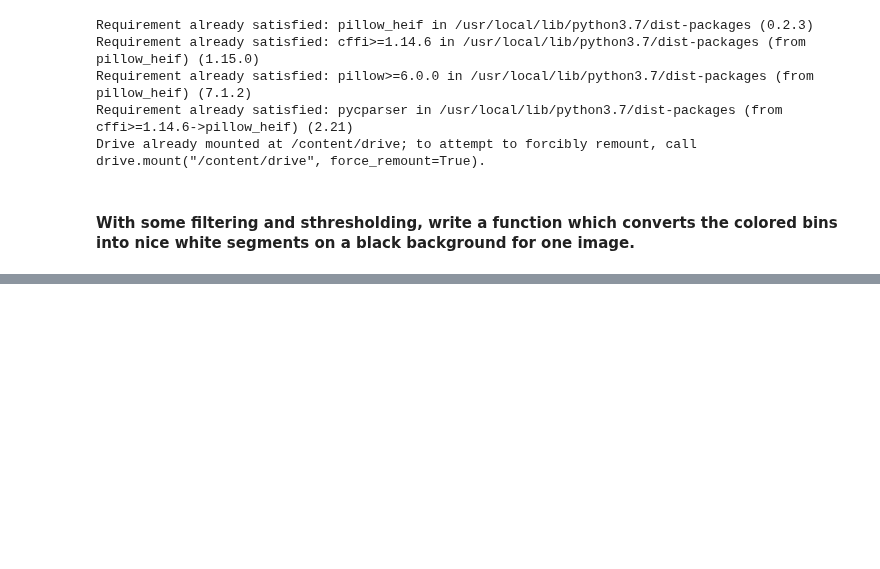
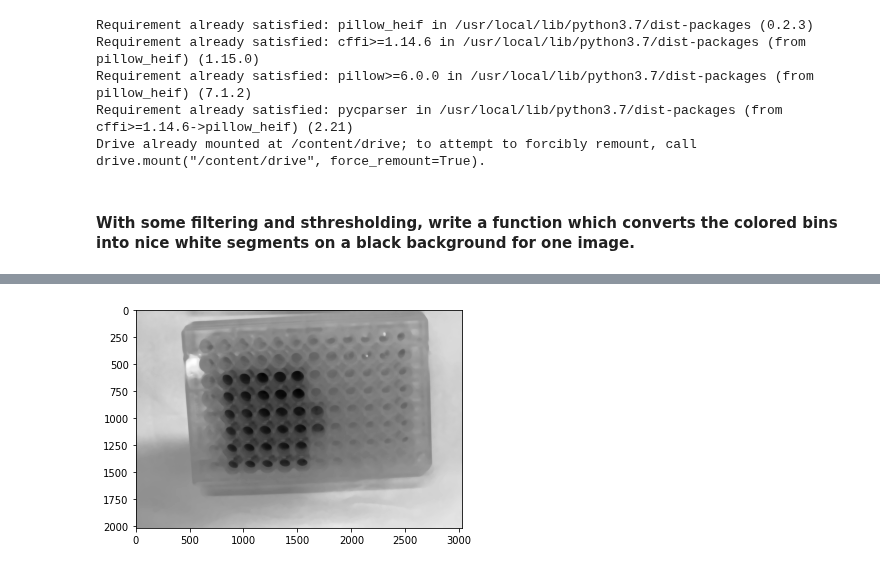
Before and after one commit to PStettler/DSF-DCBP-Philip-Stettler, a Jupyter notebook: codingTask2.ipynb, the cells around one changed output, grey strips where cells are left out. Drawn from its saved outputs; the diff is of its cells as text; code cells hidden in the pictures; blank space fills up the shorter version.

```diff
--- a/codingTask2.ipynb
+++ b/codingTask2.ipynb
@@ -60,0 +65,8 @@ Drive already mounted at /content/drive; to attempt to forcibly remount, call dr
+# %%
+#apply filter to reduce white reflections
+
+image_mean = skf.median(pngGrayScale,selem=skm.disk(20))
+plt.imshow(image_mean, cmap ='gray')
+plt.show() #much better
+# %% [output]
+[figure, added]
```
Also changed, not shown: parts of 5 cells of this notebook.
